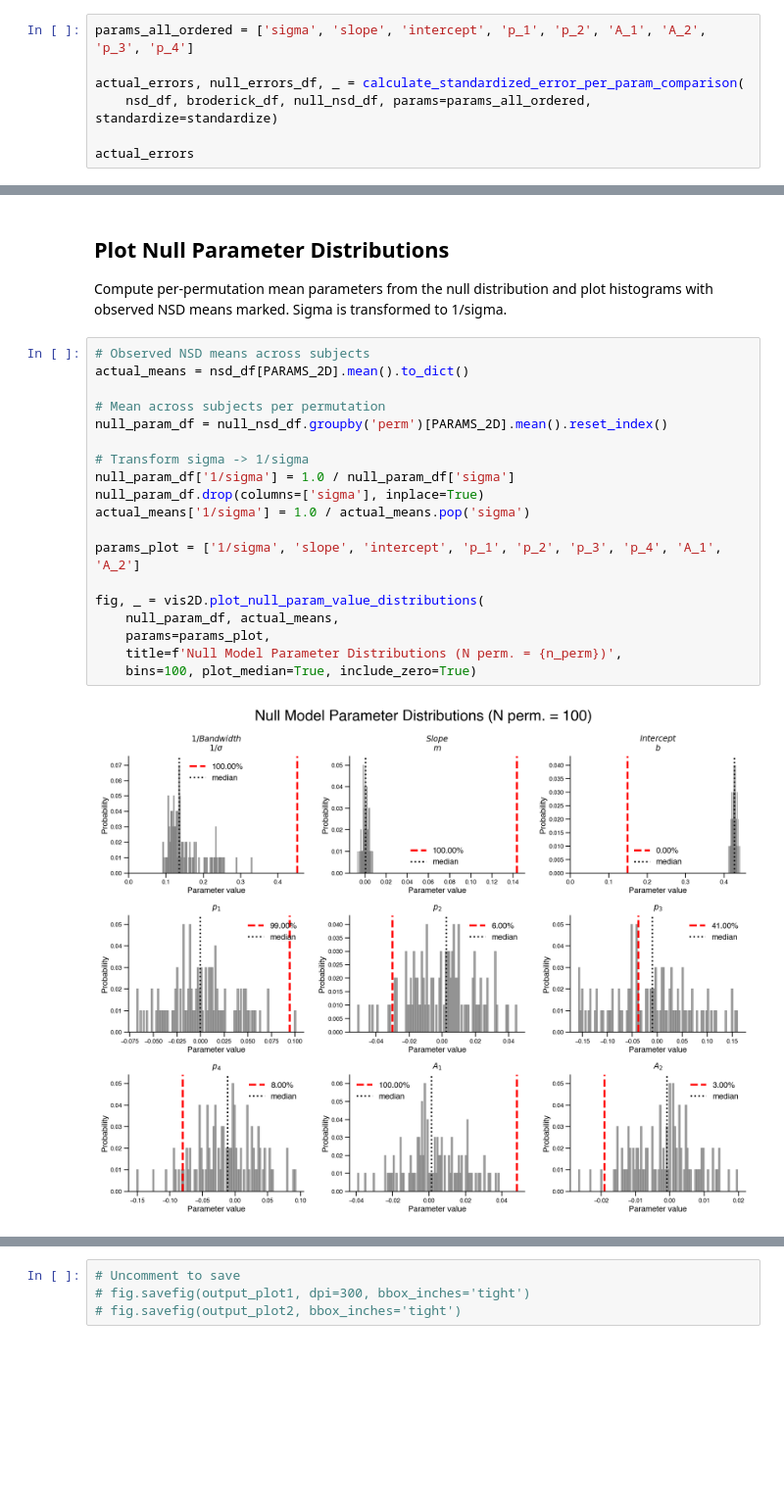
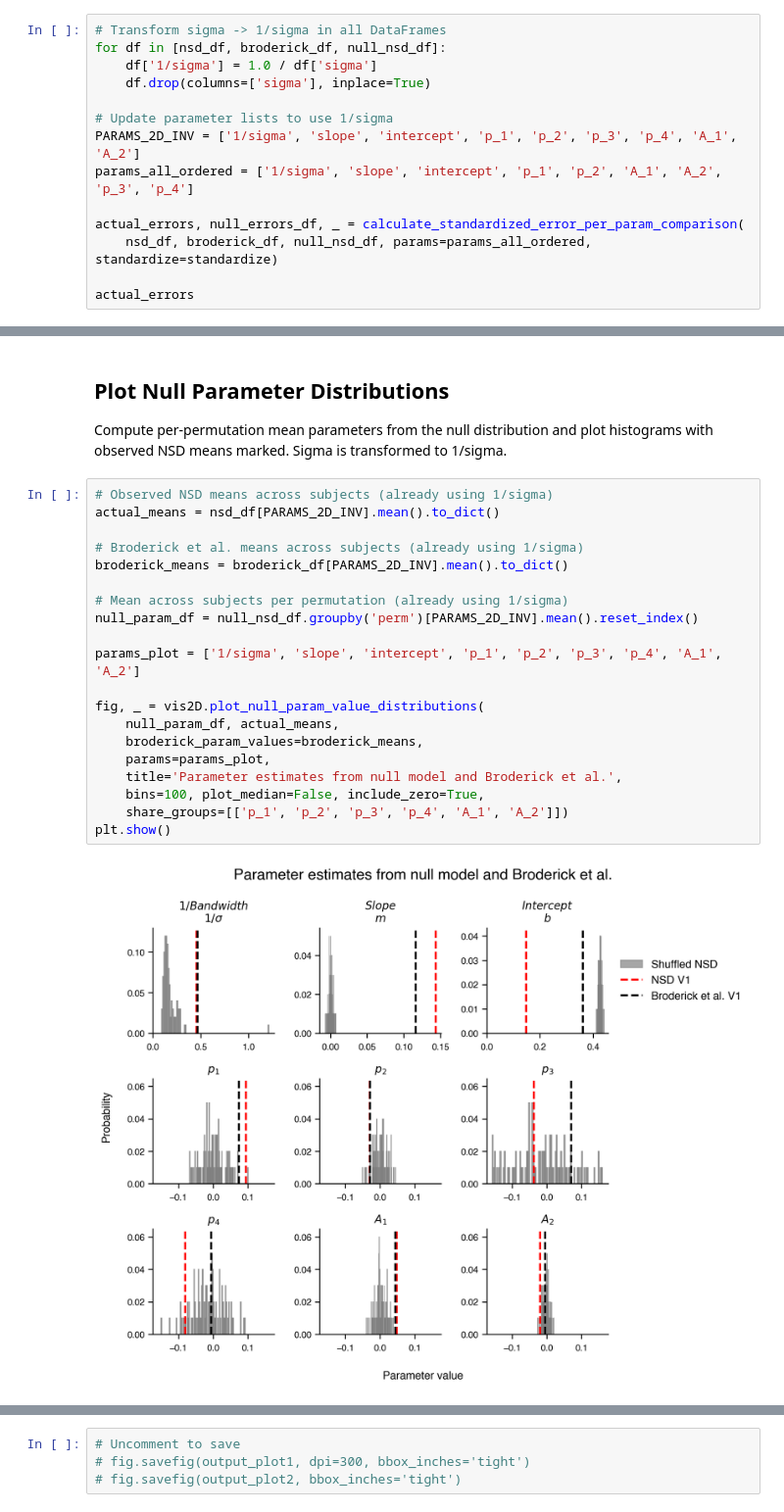
Before and after one commit to JiyeongHa/Spatial-Frequency-Preferences_NSDsyn, a Jupyter notebook: notebooks/plot_combined_error_mse_comparison.ipynb, the cells around one changed output, grey strips where cells are left out. Shown at 98% size. Cells and saved outputs as stored; diff of their text form; blank space fills up the shorter version.

```diff
--- a/notebooks/plot_combined_error_mse_comparison.ipynb
+++ b/notebooks/plot_combined_error_mse_comparison.ipynb
@@ -228,5 +191,12 @@ Compute per-parameter errors between NSD and Broderick means. Standardization co
 # %%
-params_all_ordered = ['sigma', 'slope', 'intercept', 'p_1', 'p_2', 'A_1', 'A_2', 'p_3', 'p_4']
+# Transform sigma -> 1/sigma in all DataFrames
+for df in [nsd_df, broderick_df, null_nsd_df]:
+    df['1/sigma'] = 1.0 / df['sigma']
+    df.drop(columns=['sigma'], inplace=True)
+
+# Update parameter lists to use 1/sigma
+PARAMS_2D_INV = ['1/sigma', 'slope', 'intercept', 'p_1', 'p_2', 'p_3', 'p_4', 'A_1', 'A_2']
+params_all_ordered = ['1/sigma', 'slope', 'intercept', 'p_1', 'p_2', 'A_1', 'A_2', 'p_3', 'p_4']
 
 actual_errors, null_errors_df, _ = calculate_standardized_error_per_param_comparison(
     nsd_df, broderick_df, null_nsd_df, params=params_all_ordered, standardize=standardize)
@@ -311,23 +313,24 @@ fig, _ = vis2D.plot_combined_null_distributions(
 ## Plot Null Parameter Distributions
 Compute per-permutation mean parameters from the null distribution and plot histograms with observed NSD means marked. Sigma is transformed to 1/sigma.
 # %%
-# Observed NSD means across subjects
-actual_means = nsd_df[PARAMS_2D].mean().to_dict()
+# Observed NSD means across subjects (already using 1/sigma)
+actual_means = nsd_df[PARAMS_2D_INV].mean().to_dict()
 
-# Mean across subjects per permutation
-null_param_df = null_nsd_df.groupby('perm')[PARAMS_2D].mean().reset_index()
+# Broderick et al. means across subjects (already using 1/sigma)
+broderick_means = broderick_df[PARAMS_2D_INV].mean().to_dict()
 
-# Transform sigma -> 1/sigma
-null_param_df['1/sigma'] = 1.0 / null_param_df['sigma']
-null_param_df.drop(columns=['sigma'], inplace=True)
-actual_means['1/sigma'] = 1.0 / actual_means.pop('sigma')
+# Mean across subjects per permutation (already using 1/sigma)
+null_param_df = null_nsd_df.groupby('perm')[PARAMS_2D_INV].mean().reset_index()
 
 params_plot = ['1/sigma', 'slope', 'intercept', 'p_1', 'p_2', 'p_3', 'p_4', 'A_1', 'A_2']
 
 fig, _ = vis2D.plot_null_param_value_distributions(
     null_param_df, actual_means,
+    broderick_param_values=broderick_means,
     params=params_plot,
-    title=f'Null Model Parameter Distributions (N perm. = {n_perm})',
-    bins=100, plot_median=True, include_zero=True)
+    title='Parameter estimates from null model and Broderick et al.',
+    bins=100, plot_median=False, include_zero=True,
+    share_groups=[['p_1', 'p_2', 'p_3', 'p_4', 'A_1', 'A_2']])
+plt.show()
 # %% [output]
-[figure, old version]
+[figure, new version]
```
Also changed, not shown: parts of 12 cells of this notebook, 3 other files.
